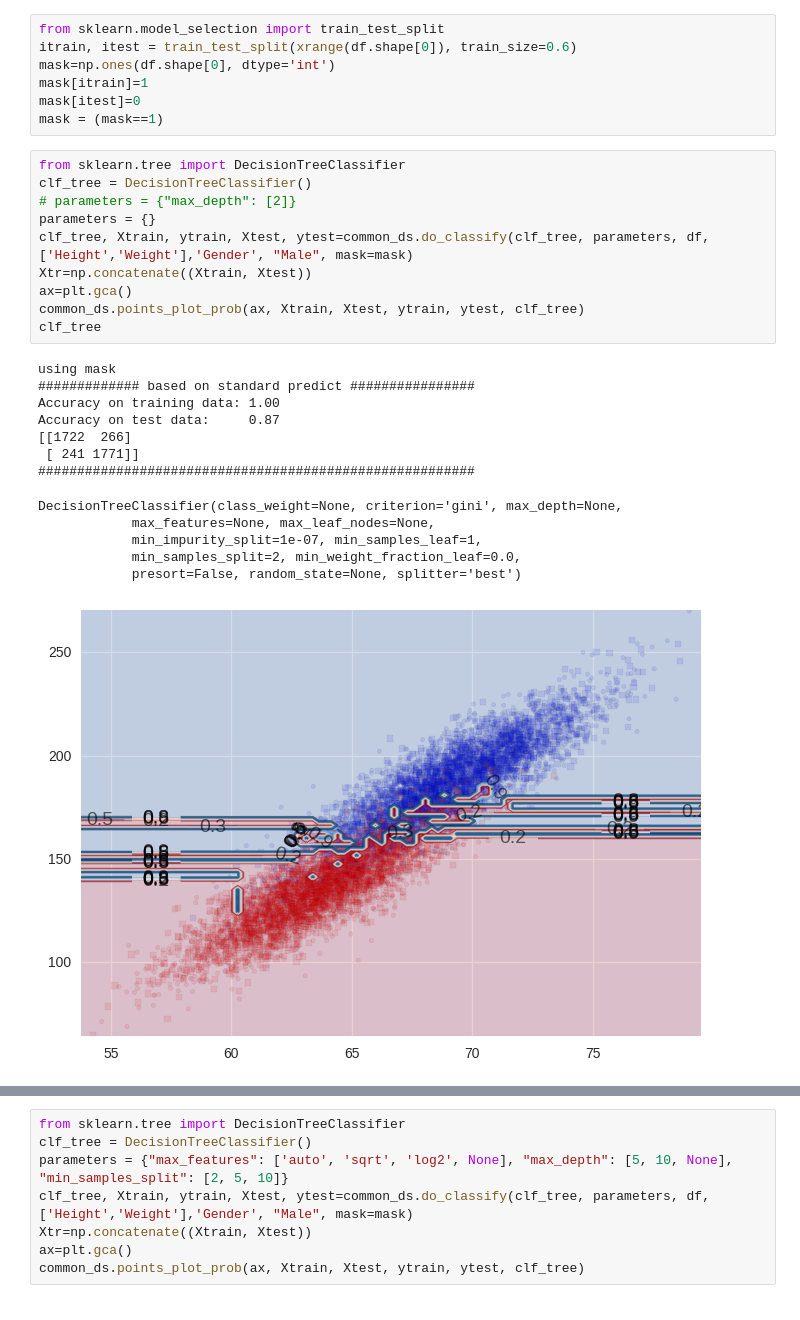
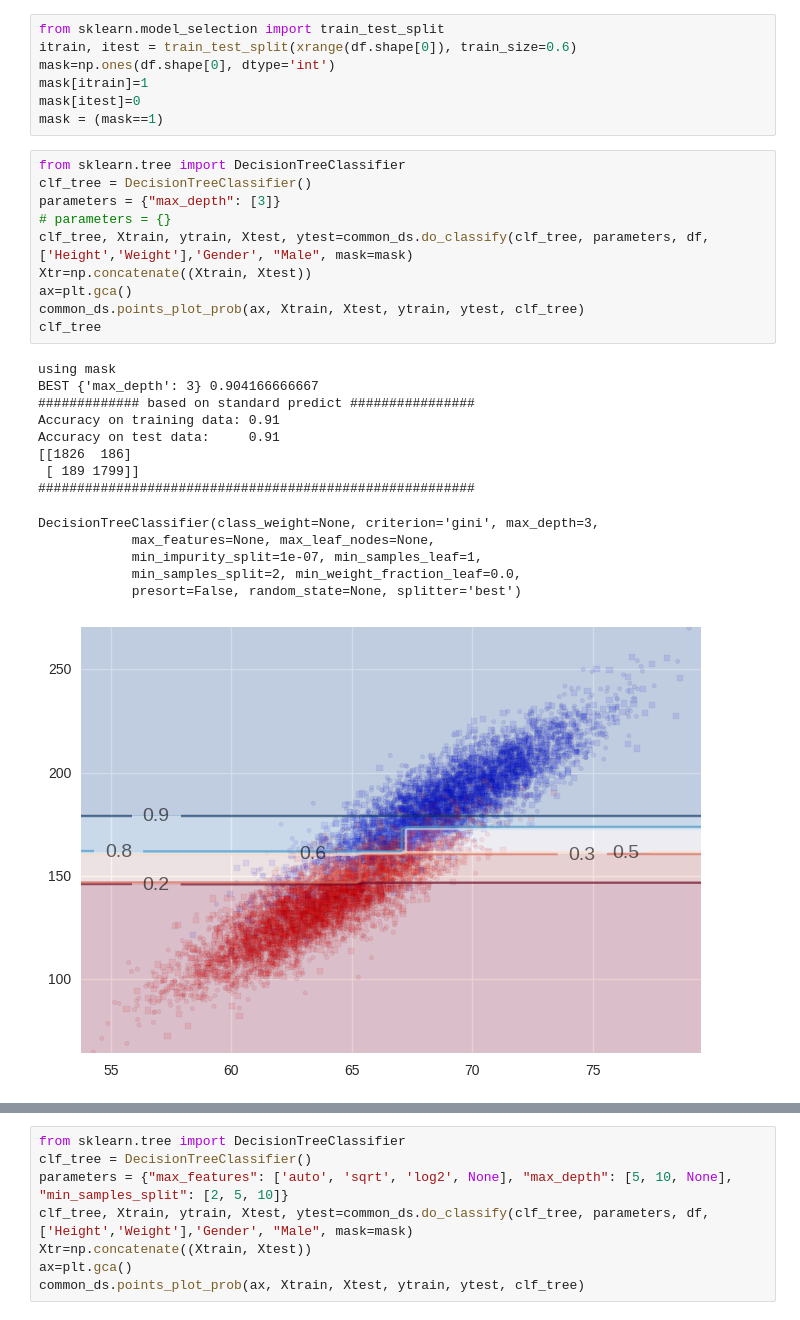
Before and after one commit to Templarrr/datascienceua_2017, a Jupyter notebook: lesson_10/slides.ipynb, the cells around one changed output, grey strips where cells are left out. Cells and saved outputs as stored; diff of their text form.

```diff
--- a/lesson_10/slides.ipynb
+++ b/lesson_10/slides.ipynb
@@ -201,27 +201,28 @@ mask = (mask==1)
 # %%
 from sklearn.tree import DecisionTreeClassifier
 clf_tree = DecisionTreeClassifier()
-# parameters = {"max_depth": [2]}
-parameters = {}
+parameters = {"max_depth": [3]}
+# parameters = {}
 clf_tree, Xtrain, ytrain, Xtest, ytest=common_ds.do_classify(clf_tree, parameters, df, ['Height','Weight'],'Gender', "Male", mask=mask)
 Xtr=np.concatenate((Xtrain, Xtest))
 ax=plt.gca()
 common_ds.points_plot_prob(ax, Xtrain, Xtest, ytrain, ytest, clf_tree)
 clf_tree
 # %% [output]
 using mask
+BEST {'max_depth': 3} 0.904166666667
 ############# based on standard predict ################
-Accuracy on training data: 1.00
-Accuracy on test data:     0.87
-[[1722  266]
- [ 241 1771]]
+Accuracy on training data: 0.91
+Accuracy on test data:     0.91
+[[1826  186]
+ [ 189 1799]]
 ########################################################
-DecisionTreeClassifier(class_weight=None, criterion='gini', max_depth=None,
+DecisionTreeClassifier(class_weight=None, criterion='gini', max_depth=3,
             max_features=None, max_leaf_nodes=None,
             min_impurity_split=1e-07, min_samples_leaf=1,
             min_samples_split=2, min_weight_fraction_leaf=0.0,
             presort=False, random_state=None, splitter='best')
-[figure, old version]
+[figure, new version]
 # %%
 estimator = clf_tree
 
```
Also changed, not shown: parts of 5 cells of this notebook, 2 other files.
